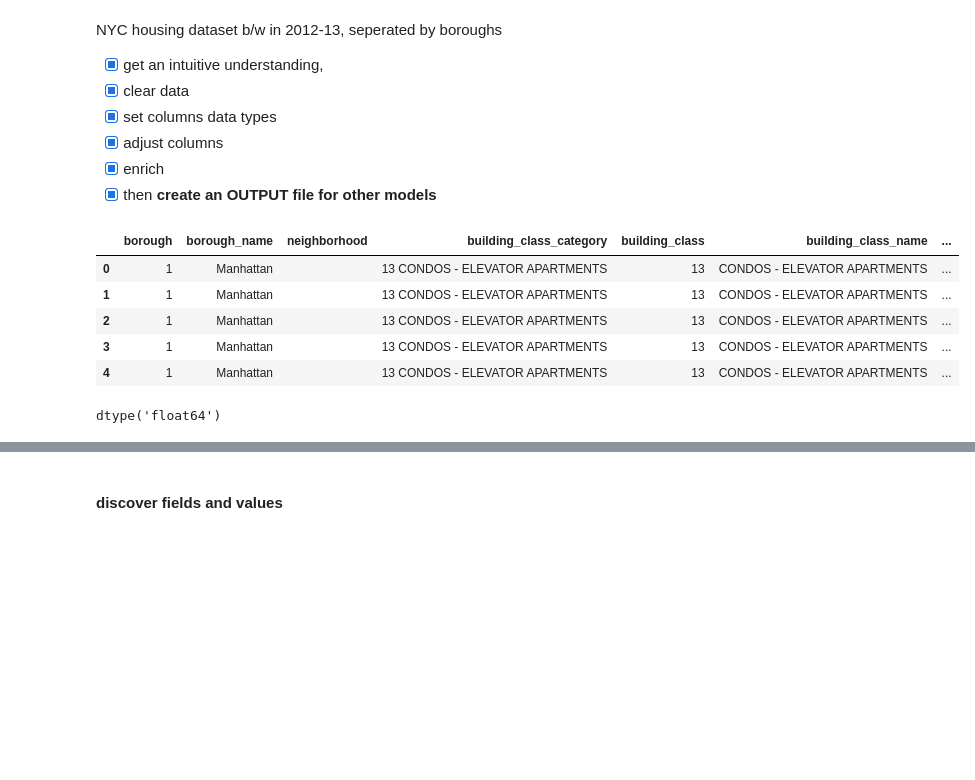
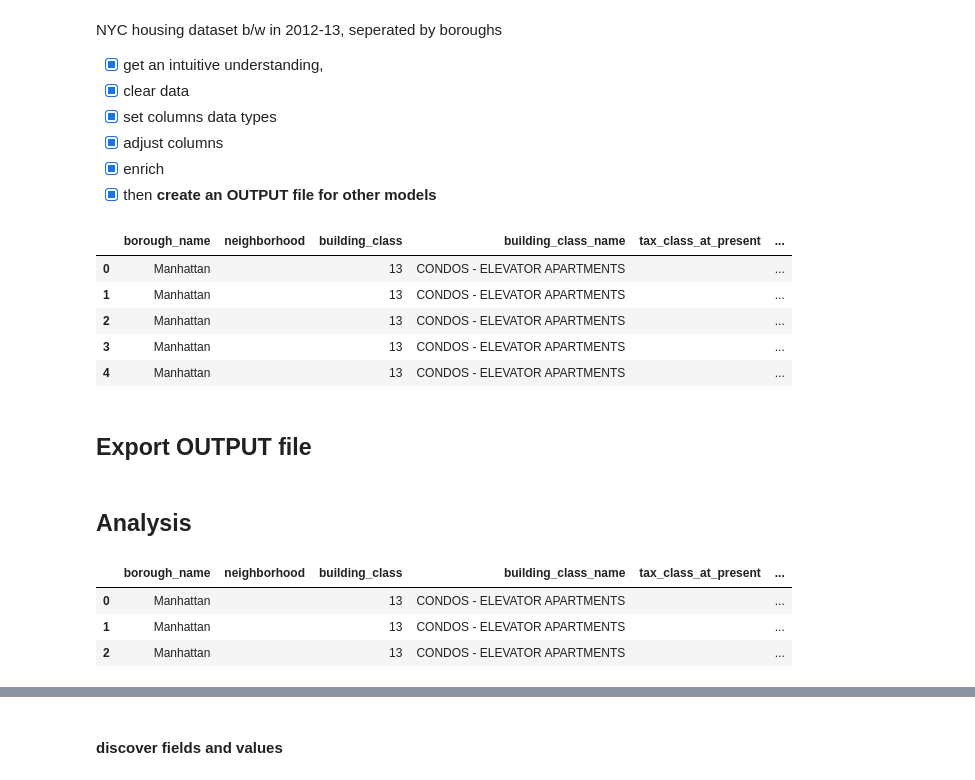
Before and after one commit to tansudasli/analytics-sandbox, a Jupyter notebook: real_estate_of_nyc_EDA.ipynb, the cells around one changed output, grey strips where cells are left out. Saved outputs shown, nothing was run; the diff lists cells and outputs as text; code cells hidden in the pictures; blank space fills up the shorter version.

Commit message:
cleaned data exported as OUTPUT

```diff
--- a/real_estate_of_nyc_EDA.ipynb
+++ b/real_estate_of_nyc_EDA.ipynb
@@ -50,9 +50,14 @@ raw_data['borough_name'] = raw_data['borough'].map({1:'Manhattan', 3:'Brooklyn',
 for col in ('neighborhood', 'apartment_number', 'residential_units', 'commercial_units', 'total_units'):
     raw_data[col] = raw_data[col].str.split(r'(\s+)$|,', expand=True)[0]
 
-raw_data['building_class'] = raw_data.building_class_category.str.split(n=1, expand=True)[0]
-raw_data['building_class_name'] = raw_data.building_class_category.str.split(n=1, expand=True)[1] \
-                                                                      .str.split(r'(\s+)$', expand=True)[0]
+
+raw_data['address'] = raw_data['address'].str.split(r'(^\s)|(\s+)$', expand=True)[3]
+
+raw_data['building_class'] = raw_data['building_class_category'].str.split(r'(^\s)|(\s+)$', expand=True)[0] \
+                                                                .str.split(r'(^\S+)(\s+){1}', expand=True)[1]
+
+raw_data['building_class_name'] = raw_data['building_class_category'].str.split(r'(^\s)|(\s+)$', expand=True)[0] \
+                                                                     .str.split(r'(^\S+)(\s+){1}', expand=True)[3]
 
 
 for col in ('land_square_feet', 'gross_square_feet'):
@@ -63,49 +68,49 @@ raw_data['sale_price'] = raw_data['sale_price'].str.replace(r',|\$', '').astype(
 raw_data['currency'] = 'USD'
 
 # change column names' order
-raw_data = raw_data[['borough', 'borough_name' , 'neighborhood', 'building_class_category',
-                     'building_class', 'building_class_name',
-                     'tax_class_at_present', 'tax_class_at_sale', 'block', 'lot', 'easement',
-                     'building_class_at_present', 'building_class_at_sale', 'address', 'apartment_number',
-                     'zipcode', 'residential_units', 'commercial_units', 'total_units',
-                     'land_square_feet', 'gross_square_feet', 'year_built',
-                     'sale_date', 'sale_price', 'currency']]
+raw_data = raw_data[['borough', 'borough_name' , 'neighborhood',
+                     'building_class_category', 'building_class', 'building_class_name',
+                     'tax_class_at_present', 'tax_class_at_sale',
+                     'block', 'lot', 'easement','building_class_at_present', 'building_class_at_sale',
+                     'address', 'apartment_number','zipcode',
+                     'residential_units', 'commercial_units', 'total_units',
+                     'land_square_feet', 'gross_square_feet',
+                     'year_built','sale_date', 'sale_price', 'currency']]
+
 
 
 # possible deletion columns:
 #   1- borough, building_class_category .. (extracted into diff. columns)
 #   2- block, lot (nonsense)
 #   3- easement (%100 empty),
 #   4- apartment_number (%74 empty)
 #   5- 50% of estates has 0 land_square_feet
 #   5- 50% of estates has 0 gross_square_feet
 
 # domain knowledge
 #  1- building_class_at_present: may be mapped into 3 groups to use later ?
 #  2- building_class_at_present vs building_class_at_sale change has any meaning?
 #  3- tax_class_at_present vs tax_class_at_sale has any meaning? (1, 2 and 4 is dominating values)
 #  4- 10019 zipcode is %7 of houses, and 70K houses are located in of 100 zipcodes
 #  5- 50% of estates has 0 land_square_feet and gross_square_feet. can be groupped into less categories?
 #  6- 4000+ diff. apartment_number in 85K rows.
 #  7- residential_units (165 types), %50 is 0 and 1 (40K+ rows) and 30K+ NaN. can be grouped into less categories?
 #  8- commercial_units (23 types), 0 has 20K+, NaN is 60K+
 #  9- can residential_units and commercial_units be used meaningful dummy column?
 #  10- total_units (171 types), 1 (25K+, 0 (16K+), 2 (8K+) and NaN is 30K
 #     - total = residental + commercial ?
 #     - if there are dif, can we set to commercial or we should delete  or we may use to create a dummy category ?
 #     - if total = 0 , what we should do?
 
 raw_data.head()
 
 # save as a new file output for model usage !!!!
 # %% [output]
-|  | borough | borough_name | neighborhood | building_class_category | building_class | building_class_name | ... |
-| 0 | 1 | Manhattan |  | 13 CONDOS - ELEVATOR APARTMENTS | 13 | CONDOS - ELEVATOR APARTMENTS | ... |
-| 1 | 1 | Manhattan |  | 13 CONDOS - ELEVATOR APARTMENTS | 13 | CONDOS - ELEVATOR APARTMENTS | ... |
-| 2 | 1 | Manhattan |  | 13 CONDOS - ELEVATOR APARTMENTS | 13 | CONDOS - ELEVATOR APARTMENTS | ... |
-| 3 | 1 | Manhattan |  | 13 CONDOS - ELEVATOR APARTMENTS | 13 | CONDOS - ELEVATOR APARTMENTS | ... |
-| 4 | 1 | Manhattan |  | 13 CONDOS - ELEVATOR APARTMENTS | 13 | CONDOS - ELEVATOR APARTMENTS | ... |
+|  | borough_name | neighborhood | building_class | building_class_name | tax_class_at_present | ... |
+| 0 | Manhattan |  | 13 | CONDOS - ELEVATOR APARTMENTS |  | ... |
+| 1 | Manhattan |  | 13 | CONDOS - ELEVATOR APARTMENTS |  | ... |
+| 2 | Manhattan |  | 13 | CONDOS - ELEVATOR APARTMENTS |  | ... |
+| 3 | Manhattan |  | 13 | CONDOS - ELEVATOR APARTMENTS |  | ... |
+| 4 | Manhattan |  | 13 | CONDOS - ELEVATOR APARTMENTS |  | ... |
-# %%
-np.dtype('d')
-# %% [output]
-dtype('float64')
+# %% [markdown]
+## Export OUTPUT file
@@ -111,0 +123,2 @@ dtype('float64')
+# %% [markdown]
+## Analysis
@@ -111,0 +129,7 @@ dtype('float64')
+# %%
+raw_data.head(3)
+# %% [output]
+|  | borough_name | neighborhood | building_class | building_class_name | tax_class_at_present | ... |
+| 0 | Manhattan |  | 13 | CONDOS - ELEVATOR APARTMENTS |  | ... |
+| 1 | Manhattan |  | 13 | CONDOS - ELEVATOR APARTMENTS |  | ... |
+| 2 | Manhattan |  | 13 | CONDOS - ELEVATOR APARTMENTS |  | ... |
```
Also changed, not shown: parts of 5 cells of this notebook, 1 other file.
